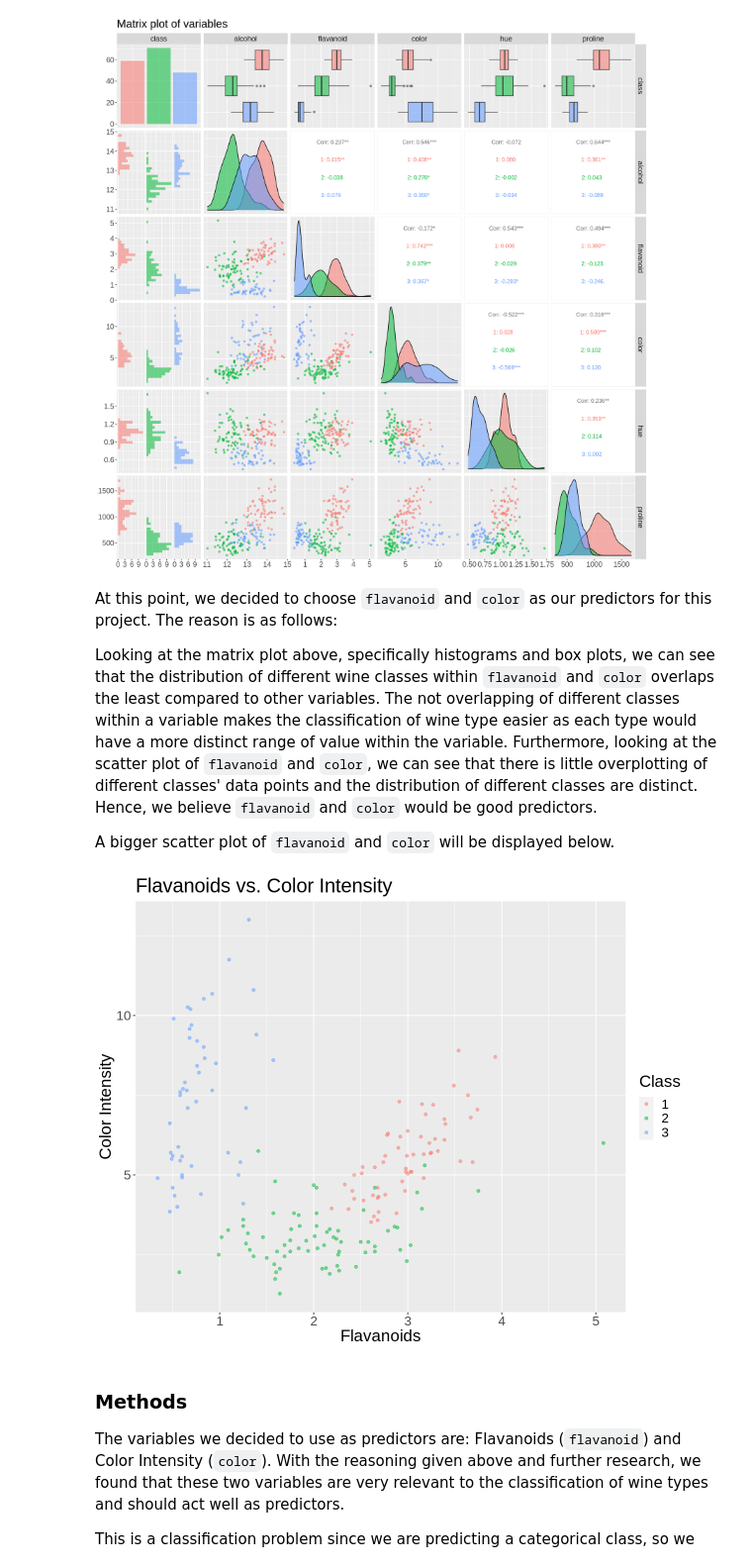
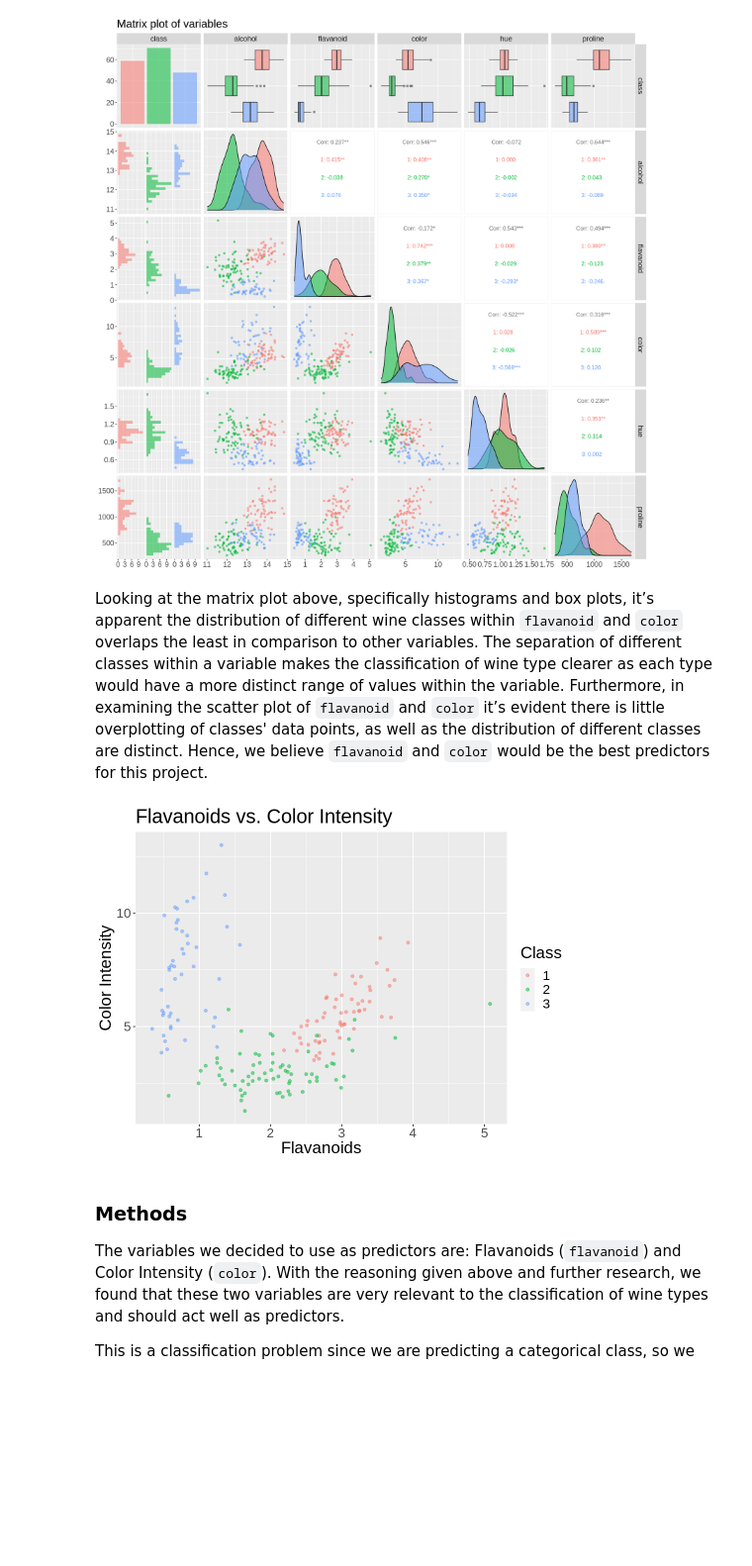
Before and after one commit to Herman-Liao/dsci100groupproject, a Jupyter notebook: Wine Classification.ipynb, the cells around one changed output. Shown at 99% size. Saved outputs shown, nothing was run; the diff lists cells and outputs as text; code cells hidden in the pictures; blank space fills up the shorter version.

```diff
--- a/Wine Classification.ipynb
+++ b/Wine Classification.ipynb
@@ -170,21 +170,17 @@ ggpairs(wine_main, aes(color = class, alpha = 0.5), title = "Matrix plot of vari
 `stat_bin()` using `bins = 30`. Pick better value with `binwidth`.
 [figure]
 # %% [markdown]
-At this point, we decided to choose `flavanoid` and `color` as our predictors for this project. The reason is as follows:
-
-Looking at the matrix plot above, specifically histograms and box plots, we can see that the distribution of different wine classes within `flavanoid` and `color` overlaps the least compared to other variables. The not overlapping of different classes within a variable makes the classification of wine type easier as each type would have a more distinct range of value within the variable. Furthermore, looking at the scatter plot of `flavanoid` and `color`, we can see that there is little overplotting of different classes' data points and the distribution of different classes are distinct. Hence, we believe `flavanoid` and `color` would be good predictors.
-
-A bigger scatter plot of `flavanoid` and `color` will be displayed below.
+Looking at the matrix plot above, specifically histograms and box plots, it’s apparent the distribution of different wine classes within `flavanoid` and `color` overlaps the least in comparison to other variables. The separation of different classes within a variable makes the classification of wine type clearer as each type would have a more distinct range of values within the variable. Furthermore, in examining the scatter plot of `flavanoid` and `color` it’s evident there is little overplotting of classes' data points, as well as the distribution of different classes are distinct. Hence, we believe `flavanoid` and `color` would be the best predictors for this project.
 # %%
-options(repr.plot.width = 10, repr.plot.height = 8)
+options(repr.plot.width = 8, repr.plot.height = 6)
 plot_flava_color <- ggplot(wine, aes(x = flavanoid, y = color, color = class)) +
                       geom_point(alpha = 0.5) +
                       labs(x = "Flavanoids", y = "Color Intensity", color = "Class") +
                       ggtitle("Flavanoids vs. Color Intensity") +
                       theme(text = element_text(size = 20))
 plot_flava_color
 # %% [output]
-[figure, old version]
+[figure, new version]
 # %% [markdown]
 ### Methods
 The variables we decided to use as predictors are: Flavanoids (`flavanoid`) and Color Intensity (`color`). With the reasoning given above and further research, we found that these two variables are very relevant to the classification of wine types and should act well as predictors.
```
Also changed, not shown: parts of 3 cells of this notebook.
